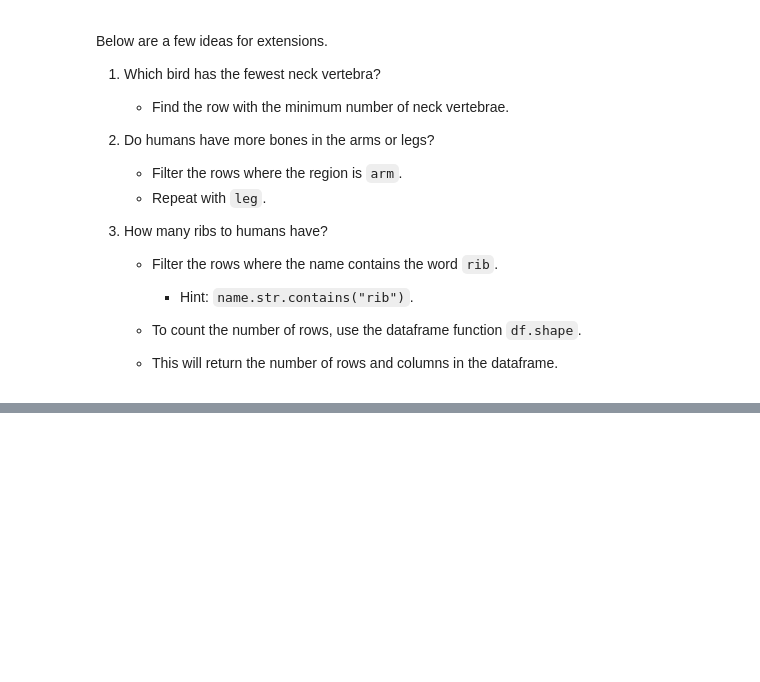
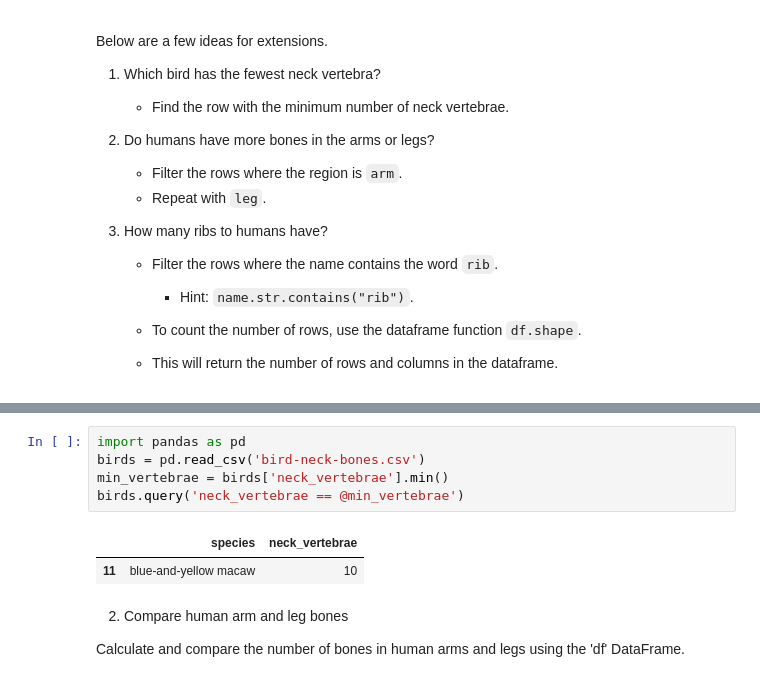
Before and after one commit to DavidZD5/Mineria-de-datos, a Jupyter notebook: skeletal_variation.ipynb, the cells around one changed output, grey strips where cells are left out. Drawn from its saved outputs; the diff is of its cells as text; blank space fills up the shorter version.

```diff
--- a/skeletal_variation.ipynb
+++ b/skeletal_variation.ipynb
@@ -280,0 +285,12 @@ Below are a few ideas for extensions.
+# %%
+import pandas as pd
+birds = pd.read_csv('bird-neck-bones.csv')
+min_vertebrae = birds['neck_vertebrae'].min()
+birds.query('neck_vertebrae == @min_vertebrae')
+# %% [output]
+|  | species | neck_vertebrae |
+| 11 | blue-and-yellow macaw | 10 |
+# %% [markdown]
+2. Compare human arm and leg bones
+
+Calculate and compare the number of bones in human arms and legs using the 'df' DataFrame.
```
Also changed, not shown: parts of 6 cells of this notebook.
